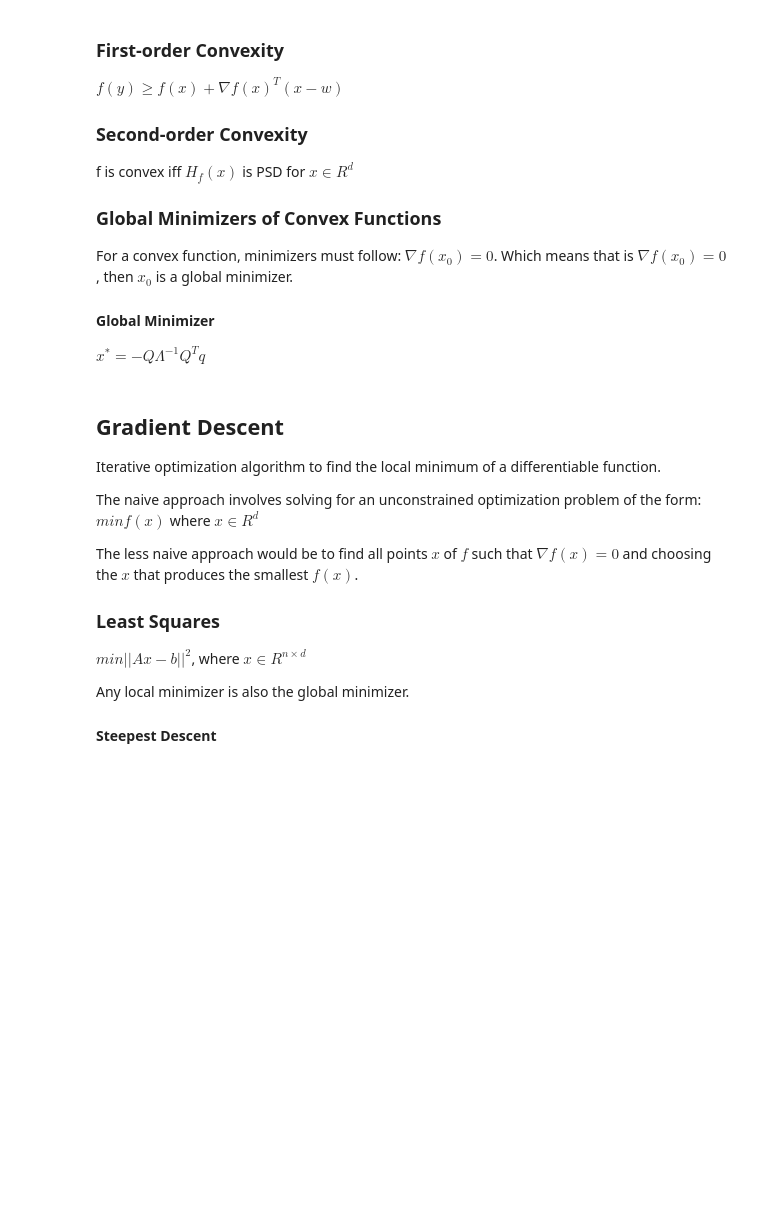
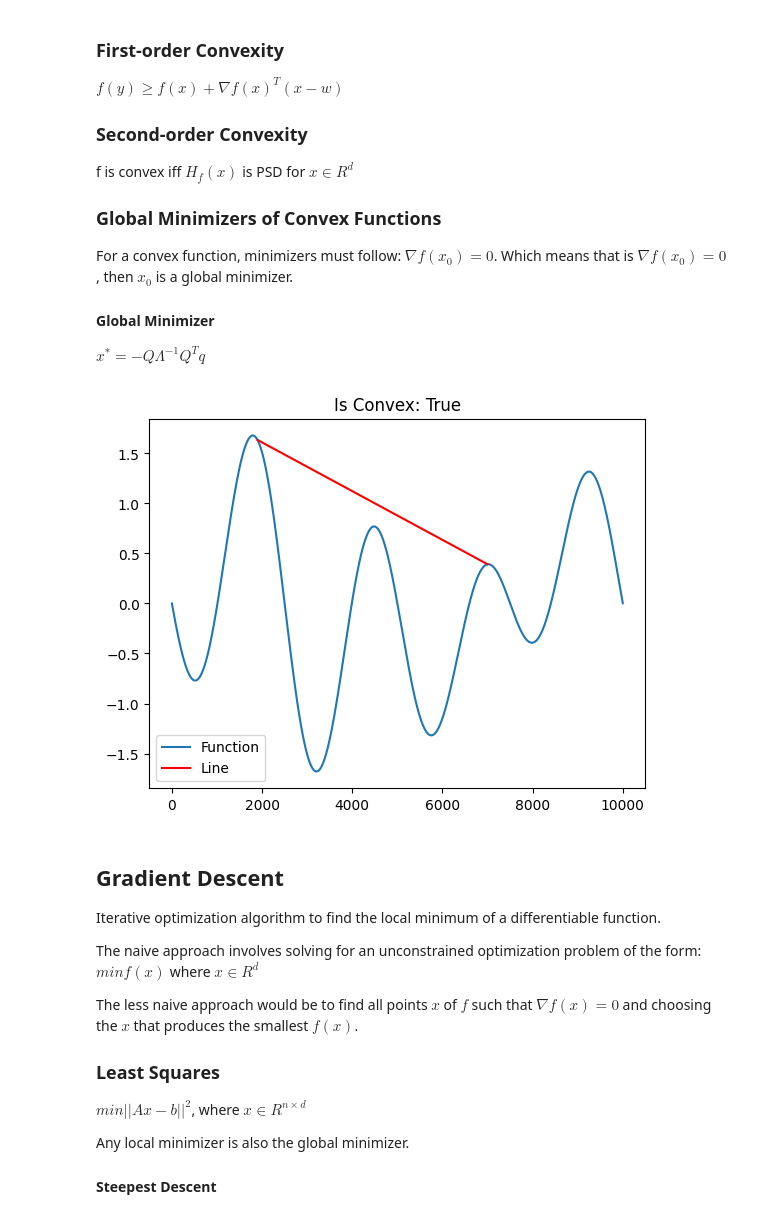
Before and after one commit to punitarani/MAT-494, a Jupyter notebook: 3.3 Unconstrained Optimization.ipynb, the cells around one changed output. Drawn from its saved outputs; the diff is of its cells as text; code cells hidden in the pictures; blank space fills up the shorter version.

Commit message:
Add Convexity demo

```diff
--- a/3.3 Unconstrained Optimization.ipynb
+++ b/3.3 Unconstrained Optimization.ipynb
@@ -40,6 +41,7 @@ $\frac{\delta f(x_0)}{\delta v} = \nabla f(x_0)^T v < 0$
 # Generate Data
 X = np.arange(0, 1, 0.0001)
 f_x = np.sin(2*np.pi*X) * np.sin(4*np.pi*X) - np.sin(8*np.pi*X)
+X = np.arange(0, len(X), 1)
 # %%
 # Find global minima
 min_x = X[np.argmin(f_x)]
@@ -96,6 +98,44 @@ Which means that is $\nabla f(x_0) = 0$, then $x_0$ is a global minimizer.
 #### Global Minimizer
 
 $x^* = -Q \Lambda^{-1} Q^T q$
+# %%
+def line(a, b, x):
+    """Function to represent the line between A and B"""
+    return (f_x[b] - f_x[a]) / (X[b] - X[a]) * (x - X[a]) + f_x[a]
+# %%
+def is_convex(a, b):
+    """Check if line between A and B in f_x is Convex"""
+    # Check if the line is convex
+    for i in range(a+1, b-1):
+        if f_x[i] > line(a, b, i):
+            return False
+    return True
+# %%
+a = 1900
+b = 7000
+
+# Plot the function
+plt.figure()
+
+# Plot the function
+plt.plot(X, f_x, label="Function")
+
+# Plot the line between A and B
+l_vals = []
+
+# Check if convex
+isc = is_convex(a, b)
+
+for i in range(a, b):
+    l_vals.append(line(a, b, i))
+
+plt.plot(X[a:b], l_vals, color="red", label="Line")
+
+plt.title(f"Is Convex: {isc}")
+plt.legend()
+plt.show()
+# %% [output]
+[figure, added]
 # %% [markdown]
 ## Gradient Descent
 
```
Also changed, not shown: parts of 2 cells of this notebook.
